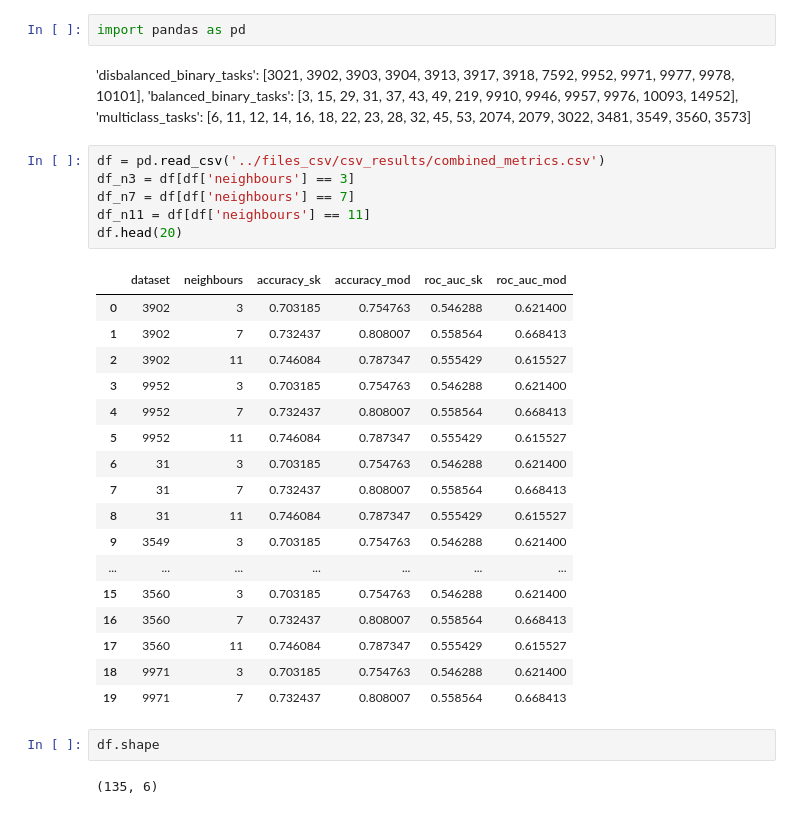
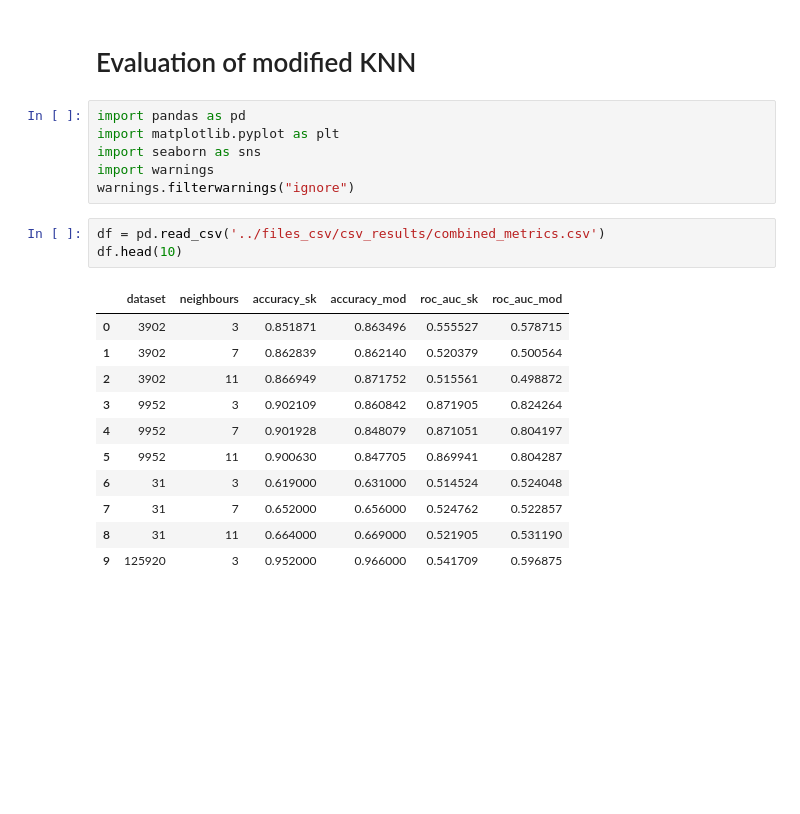
Before and after one commit to RobertGleison/cc18-analysis, a Jupyter notebook: D_evaluation/metrics_comparison.ipynb, the cells around one changed output. Drawn from its saved outputs; the diff is of its cells as text; blank space fills up the shorter version.

```diff
--- a/D_evaluation/metrics_comparison.ipynb
+++ b/D_evaluation/metrics_comparison.ipynb
@@ -1,35 +1,24 @@
-# %%
-import pandas as pd
-# %% [markdown]
-'disbalanced_binary_tasks': [3021, 3902, 3903, 3904, 3913, 3917, 3918, 7592, 9952, 9971, 9977, 9978, 10101],
-'balanced_binary_tasks': [3, 15, 29, 31, 37, 43, 49, 219, 9910, 9946, 9957, 9976, 10093, 14952],
-'multiclass_tasks': [6, 11, 12, 14, 16, 18, 22, 23, 28, 32, 45, 53, 2074, 2079, 3022, 3481, 3549, 3560, 3573]
+# %% [markdown]
+# Evaluation of modified KNN
+# %%
+import pandas as pd
+import matplotlib.pyplot as plt
+import seaborn as sns
+import warnings
+warnings.filterwarnings("ignore")
 # %%
 df = pd.read_csv('../files_csv/csv_results/combined_metrics.csv')
-df_n3 = df[df['neighbours'] == 3]
-df_n7 = df[df['neighbours'] == 7]
-df_n11 = df[df['neighbours'] == 11]
-df.head(20)
+df.head(10)
 # %% [output]
 |  | dataset | neighbours | accuracy_sk | accuracy_mod | roc_auc_sk | roc_auc_mod |
-| 0 | 3902 | 3 | 0.703185 | 0.754763 | 0.546288 | 0.621400 |
-| 1 | 3902 | 7 | 0.732437 | 0.808007 | 0.558564 | 0.668413 |
-| 2 | 3902 | 11 | 0.746084 | 0.787347 | 0.555429 | 0.615527 |
-| 3 | 9952 | 3 | 0.703185 | 0.754763 | 0.546288 | 0.621400 |
-| 4 | 9952 | 7 | 0.732437 | 0.808007 | 0.558564 | 0.668413 |
-| 5 | 9952 | 11 | 0.746084 | 0.787347 | 0.555429 | 0.615527 |
-| 6 | 31 | 3 | 0.703185 | 0.754763 | 0.546288 | 0.621400 |
-| 7 | 31 | 7 | 0.732437 | 0.808007 | 0.558564 | 0.668413 |
-| 8 | 31 | 11 | 0.746084 | 0.787347 | 0.555429 | 0.615527 |
-| 9 | 3549 | 3 | 0.703185 | 0.754763 | 0.546288 | 0.621400 |
-| ... | ... | ... | ... | ... | ... | ... |
-| 15 | 3560 | 3 | 0.703185 | 0.754763 | 0.546288 | 0.621400 |
-| 16 | 3560 | 7 | 0.732437 | 0.808007 | 0.558564 | 0.668413 |
-| 17 | 3560 | 11 | 0.746084 | 0.787347 | 0.555429 | 0.615527 |
-| 18 | 9971 | 3 | 0.703185 | 0.754763 | 0.546288 | 0.621400 |
-| 19 | 9971 | 7 | 0.732437 | 0.808007 | 0.558564 | 0.668413 |
+| 0 | 3902 | 3 | 0.851871 | 0.863496 | 0.555527 | 0.578715 |
+| 1 | 3902 | 7 | 0.862839 | 0.862140 | 0.520379 | 0.500564 |
+| 2 | 3902 | 11 | 0.866949 | 0.871752 | 0.515561 | 0.498872 |
+| 3 | 9952 | 3 | 0.902109 | 0.860842 | 0.871905 | 0.824264 |
+| 4 | 9952 | 7 | 0.901928 | 0.848079 | 0.871051 | 0.804197 |
+| 5 | 9952 | 11 | 0.900630 | 0.847705 | 0.869941 | 0.804287 |
+| 6 | 31 | 3 | 0.619000 | 0.631000 | 0.514524 | 0.524048 |
+| 7 | 31 | 7 | 0.652000 | 0.656000 | 0.524762 | 0.522857 |
+| 8 | 31 | 11 | 0.664000 | 0.669000 | 0.521905 | 0.531190 |
+| 9 | 125920 | 3 | 0.952000 | 0.966000 | 0.541709 | 0.596875 |
-# %%
-df.shape
-# %% [output]
-(135, 6)
 # %%
```
Also changed, not shown: parts of 41 cells of this notebook, 14 other files.
